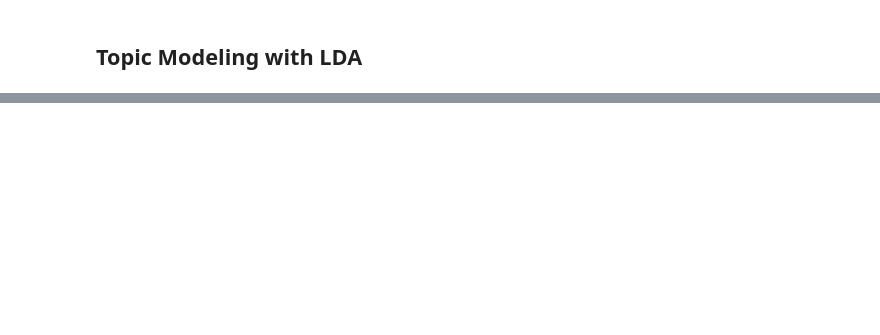
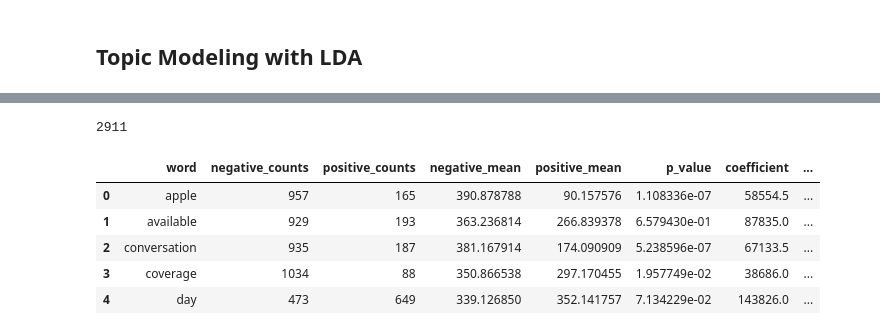
Before and after one commit to hansenrhan/substack_engagement_analysis, a Jupyter notebook: substack_article_text_analysis.ipynb, the cells around one changed output, grey strips where cells are left out. Saved outputs shown, nothing was run; the diff lists cells and outputs as text; code cells hidden in the pictures; blank space fills up the shorter version.

```diff
--- a/substack_article_text_analysis.ipynb
+++ b/substack_article_text_analysis.ipynb
@@ -326,0 +337,5 @@ correlation_df
+# %%
+# find out how many words we are going to analyze
+len(all_words)
+# %% [output]
+2911
@@ -326,0 +394,37 @@ correlation_df
+# %%
+# these calculations can potentially take awhile so we'll use multiprocessing to parallelize it.....
+
+pool = Pool(processes=6)  # You can adjust the number of processes as needed
+
+# Calculate statistics for each word in parallel
+results = pool.map(calculate_statistics, all_words)
+pool.close()
+pool.join()
+
+# Create a DataFrame with the results
+stats_results = pd.DataFrame(results)
+
+# remove invalid values
+# Check for NaN values
+nan_values = np.isnan(stats_results['p_value'])
+
+# Check for Inf values
+inf_values = np.isinf(stats_results['p_value'])
+
+stats_results = stats_results[~nan_values][~inf_values]
+
+# Run BH correction on the 'p_value' column
+rejected, corrected_p_values, _, _ = smm.multipletests(np.sort(stats_results['p_value']), method='fdr_bh')
+
+# Add the BH-corrected p-values and 'rejected' column to the DataFrame
+stats_results['fdr'] = corrected_p_values
+stats_results['rejected'] = rejected
+stats_results['effect_size'] = stats_results['positive_mean'] / stats_results['negative_mean']
+stats_results.head()
+# %% [output]
+|  | word | negative_counts | positive_counts | negative_mean | positive_mean | p_value | coefficient | ... |
+| 0 | apple | 957 | 165 | 390.878788 | 90.157576 | 1.108336e-07 | 58554.5 | ... |
+| 1 | available | 929 | 193 | 363.236814 | 266.839378 | 6.579430e-01 | 87835.0 | ... |
+| 2 | conversation | 935 | 187 | 381.167914 | 174.090909 | 5.238596e-07 | 67133.5 | ... |
+| 3 | coverage | 1034 | 88 | 350.866538 | 297.170455 | 1.957749e-02 | 38686.0 | ... |
+| 4 | day | 473 | 649 | 339.126850 | 352.141757 | 7.134229e-02 | 143826.0 | ... |
```
Also changed, not shown: parts of 13 cells of this notebook, 1 other file.
